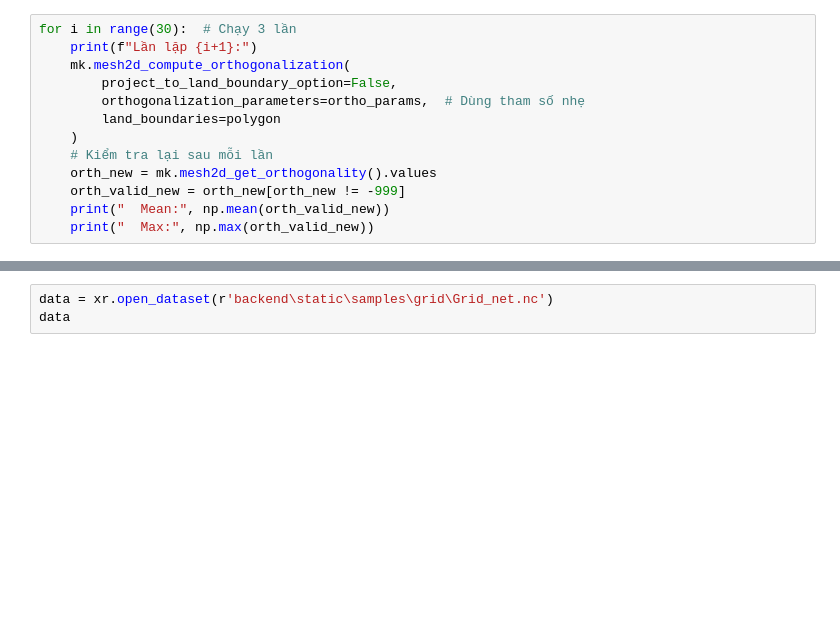
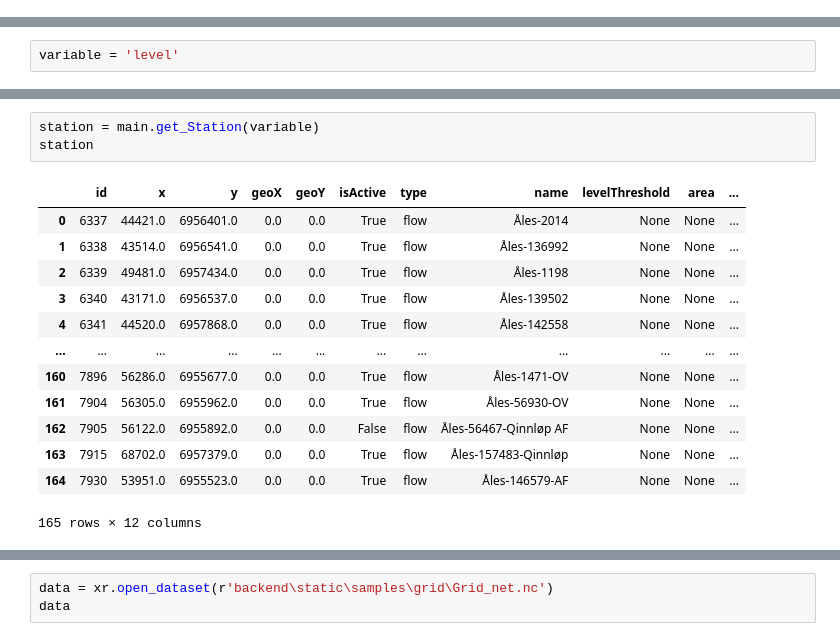
Before and after one commit to NTNUSmartWater/DigiH2O-Platform, a Jupyter notebook: process.ipynb, the cells around one changed output, grey strips where cells are left out. Drawn from its saved outputs; the diff is of its cells as text; blank space fills up the shorter version.

Commit message:
Working on stations

```diff
--- a/process.ipynb
+++ b/process.ipynb
@@ -65,13 +13,0 @@ Max: 1.0
-# %%
-for i in range(30):  # Chạy 3 lần
-    print(f"Lần lặp {i+1}:")
-    mk.mesh2d_compute_orthogonalization(
-        project_to_land_boundary_option=False,
-        orthogonalization_parameters=ortho_params,  # Dùng tham số nhẹ
-        land_boundaries=polygon
-    )
-    # Kiểm tra lại sau mỗi lần
-    orth_new = mk.mesh2d_get_orthogonality().values
-    orth_valid_new = orth_new[orth_new != -999]
-    print("  Mean:", np.mean(orth_valid_new))
-    print("  Max:", np.max(orth_valid_new))
@@ -122,0 +115,2 @@ new_grid.to_file('grid.geojson', driver='GeoJSON')
+# %%
+variable = 'level'
@@ -122,0 +207,17 @@ new_grid.to_file('grid.geojson', driver='GeoJSON')
+# %%
+station = main.get_Station(variable)
+station
+# %% [output]
+|  | id | x | y | geoX | geoY | isActive | type | name | levelThreshold | area | ... |
+| 0 | 6337 | 44421.0 | 6956401.0 | 0.0 | 0.0 | True | flow | Åles-2014 | None | None | ... |
+| 1 | 6338 | 43514.0 | 6956541.0 | 0.0 | 0.0 | True | flow | Åles-136992 | None | None | ... |
+| 2 | 6339 | 49481.0 | 6957434.0 | 0.0 | 0.0 | True | flow | Åles-1198 | None | None | ... |
+| 3 | 6340 | 43171.0 | 6956537.0 | 0.0 | 0.0 | True | flow | Åles-139502 | None | None | ... |
+| 4 | 6341 | 44520.0 | 6957868.0 | 0.0 | 0.0 | True | flow | Åles-142558 | None | None | ... |
+| ... | ... | ... | ... | ... | ... | ... | ... | ... | ... | ... | ... |
+| 160 | 7896 | 56286.0 | 6955677.0 | 0.0 | 0.0 | True | flow | Åles-1471-OV | None | None | ... |
+| 161 | 7904 | 56305.0 | 6955962.0 | 0.0 | 0.0 | True | flow | Åles-56930-OV | None | None | ... |
+| 162 | 7905 | 56122.0 | 6955892.0 | 0.0 | 0.0 | False | flow | Åles-56467-Qinnløp AF | None | None | ... |
+| 163 | 7915 | 68702.0 | 6957379.0 | 0.0 | 0.0 | True | flow | Åles-157483-Qinnløp | None | None | ... |
+| 164 | 7930 | 53951.0 | 6955523.0 | 0.0 | 0.0 | True | flow | Åles-146579-AF | None | None | ... |
+165 rows × 12 columns
```
Also changed, not shown: parts of 27 cells of this notebook, 20 other files.
